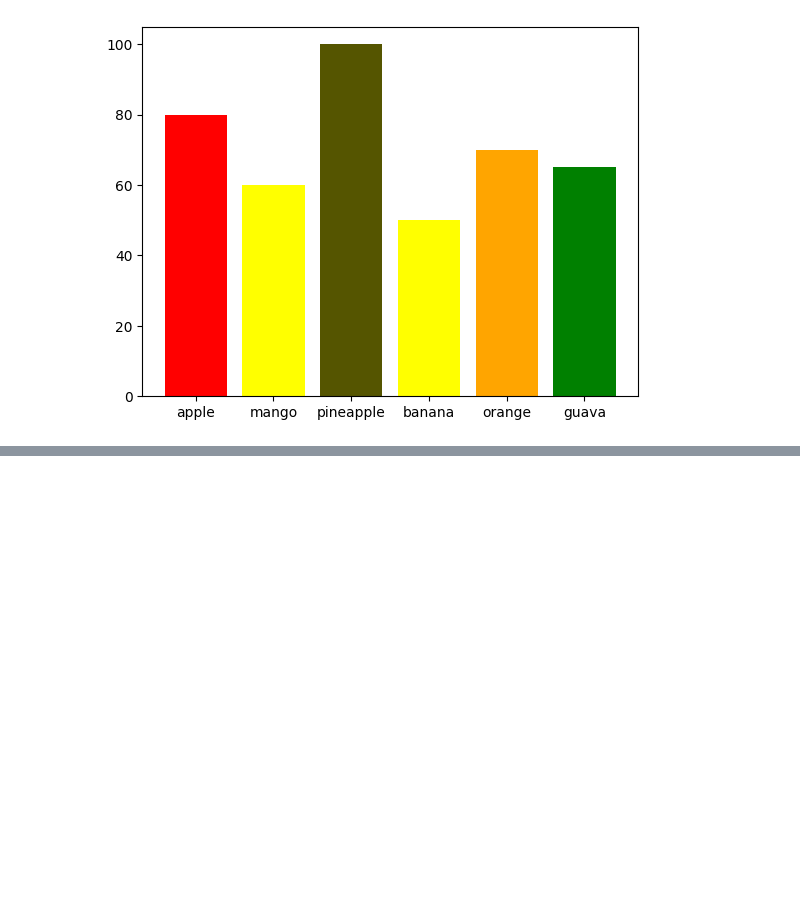
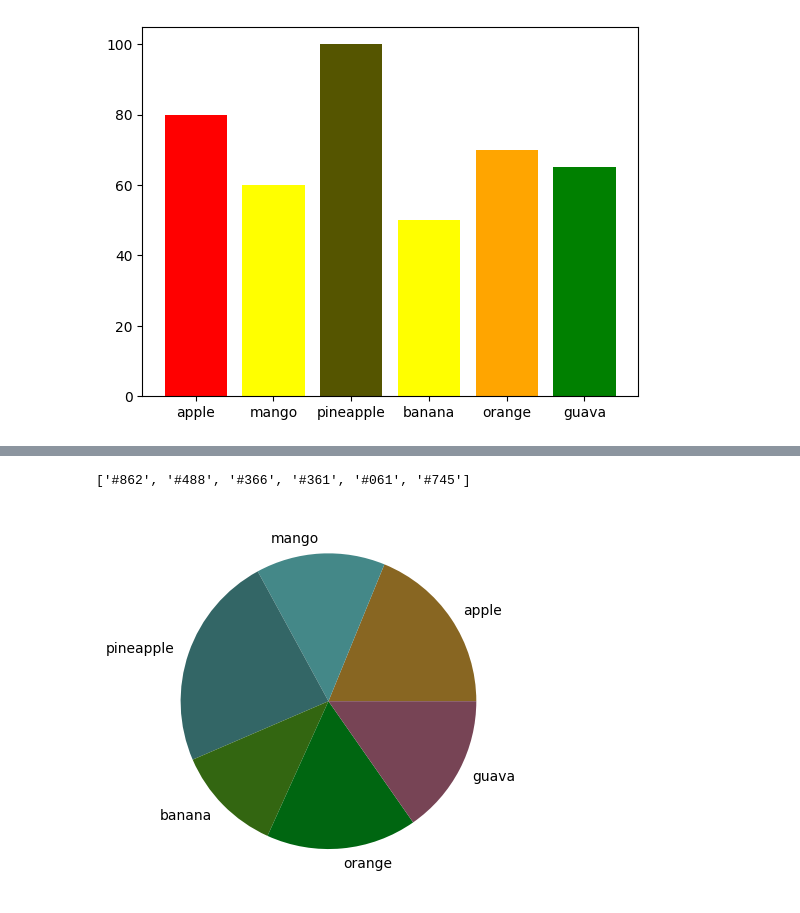
Before and after one commit to nayan00112/Python_Tutoriyals, a Jupyter notebook: libraries/matplotlib/matplotlib_learn.ipynb, the cells around one changed output, grey strips where cells are left out. Drawn from its saved outputs; the diff is of its cells as text; code cells hidden in the pictures; blank space fills up the shorter version.

```diff
--- a/libraries/matplotlib/matplotlib_learn.ipynb
+++ b/libraries/matplotlib/matplotlib_learn.ipynb
@@ -202,0 +211,8 @@ plt.bar(x, y, color=color)
+# %%
+color= ["#"+str(np.random.randint(9))+str(np.random.randint(9))+str(np.random.randint(9)) for i in label]
+print(color)
+plt.pie(y, labels=label, colors=color)
+plt.show()
+# %% [output]
+['#862', '#488', '#366', '#361', '#061', '#745']
+[figure, added]
```
Also changed, not shown: parts of 1 cell of this notebook.
